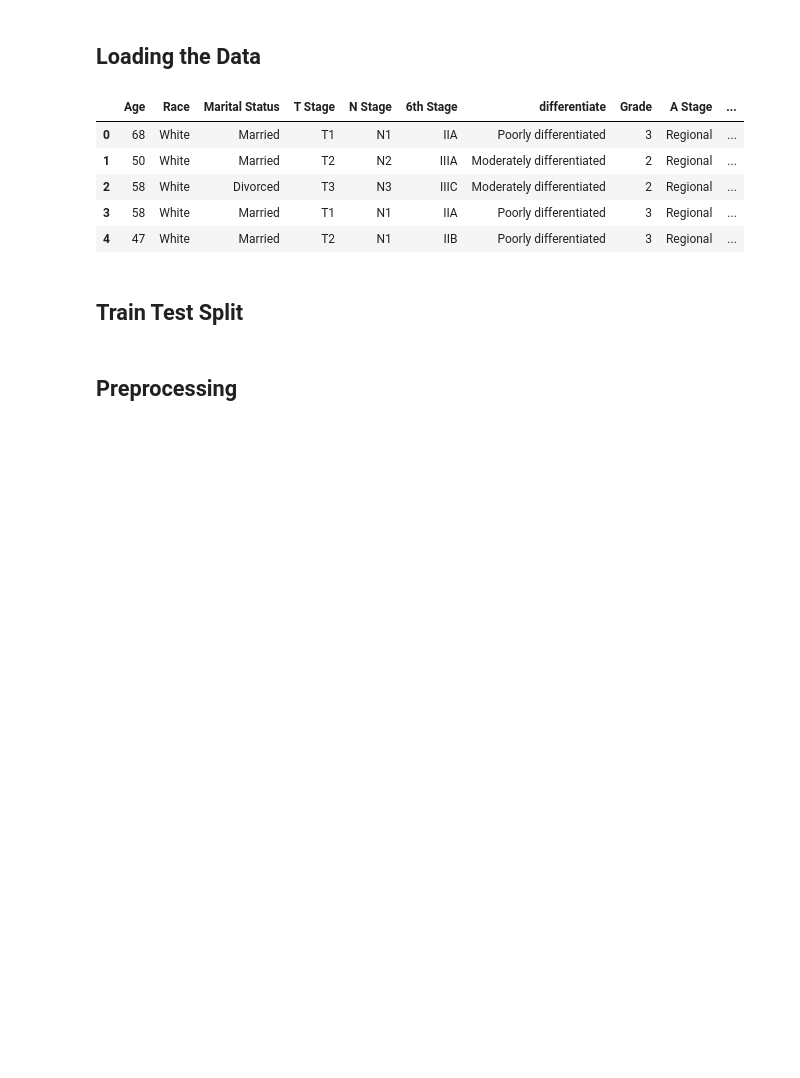
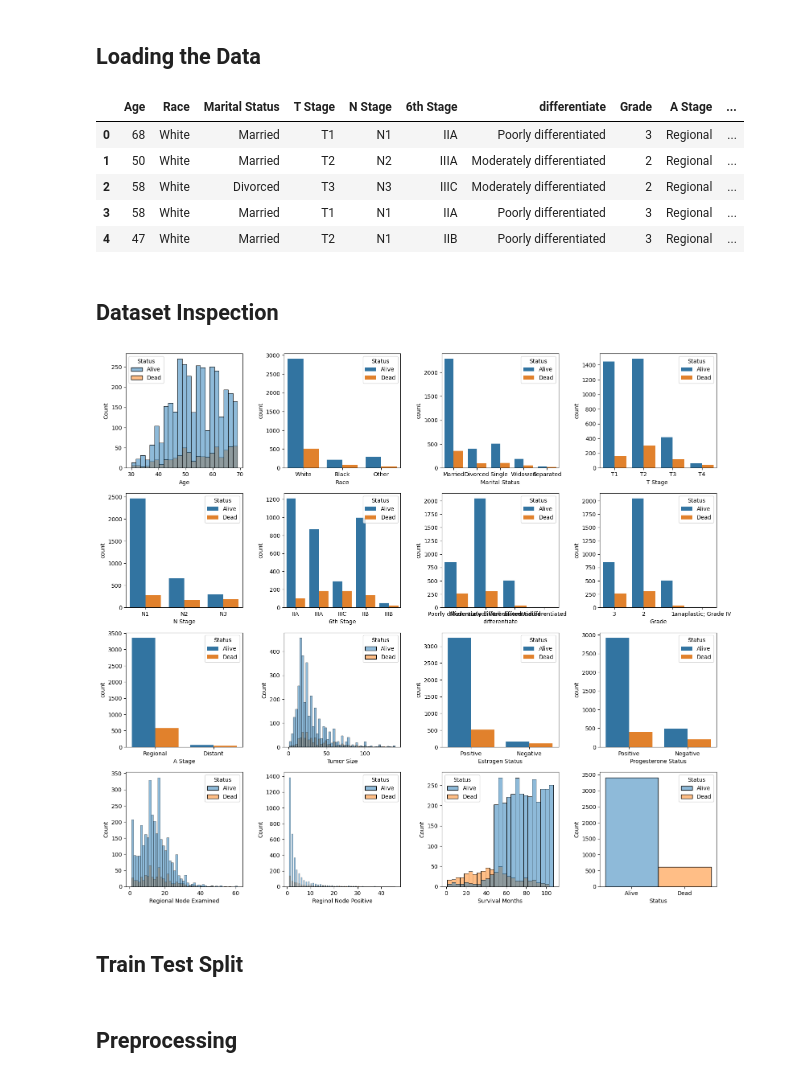
Before and after one commit to zivkovicbogdana/breast-cancer-prediction, a Jupyter notebook: analysis.ipynb, the cells around one changed output. Drawn from its saved outputs; the diff is of its cells as text; code cells hidden in the pictures; blank space fills up the shorter version.

```diff
--- a/analysis.ipynb
+++ b/analysis.ipynb
@@ -23,3 +25,5 @@ df.head()
 | 2 | 58 | White | Divorced | T3 | N3 | IIIC | Moderately differentiated | 2 | Regional | ... |
 | 3 | 58 | White | Married | T1 | N1 | IIA | Poorly differentiated | 3 | Regional | ... |
 | 4 | 47 | White | Married | T2 | N1 | IIB | Poorly differentiated | 3 | Regional | ... |
+# %% [markdown]
+## Dataset Inspection
@@ -26,3 +33,15 @@ df.head()
+# %%
+fig, axes = plt.subplots(4,4,figsize=(16,14))
+
+for i, c in enumerate(df.columns):
+    ax = axes.reshape(-1)[i]
+    if c in categorical_cols:
+        a = sns.countplot(x=c,data=df, ax=ax, hue='Status');
+    else:
+        sns.histplot(x=c,data=df, hue='Status',ax=ax)
+plt.tight_layout()
+# %% [output]
+[figure, added]
 # %% [markdown]
 ## Train Test Split
 # %%
```
Also changed, not shown: parts of 7 cells of this notebook.
